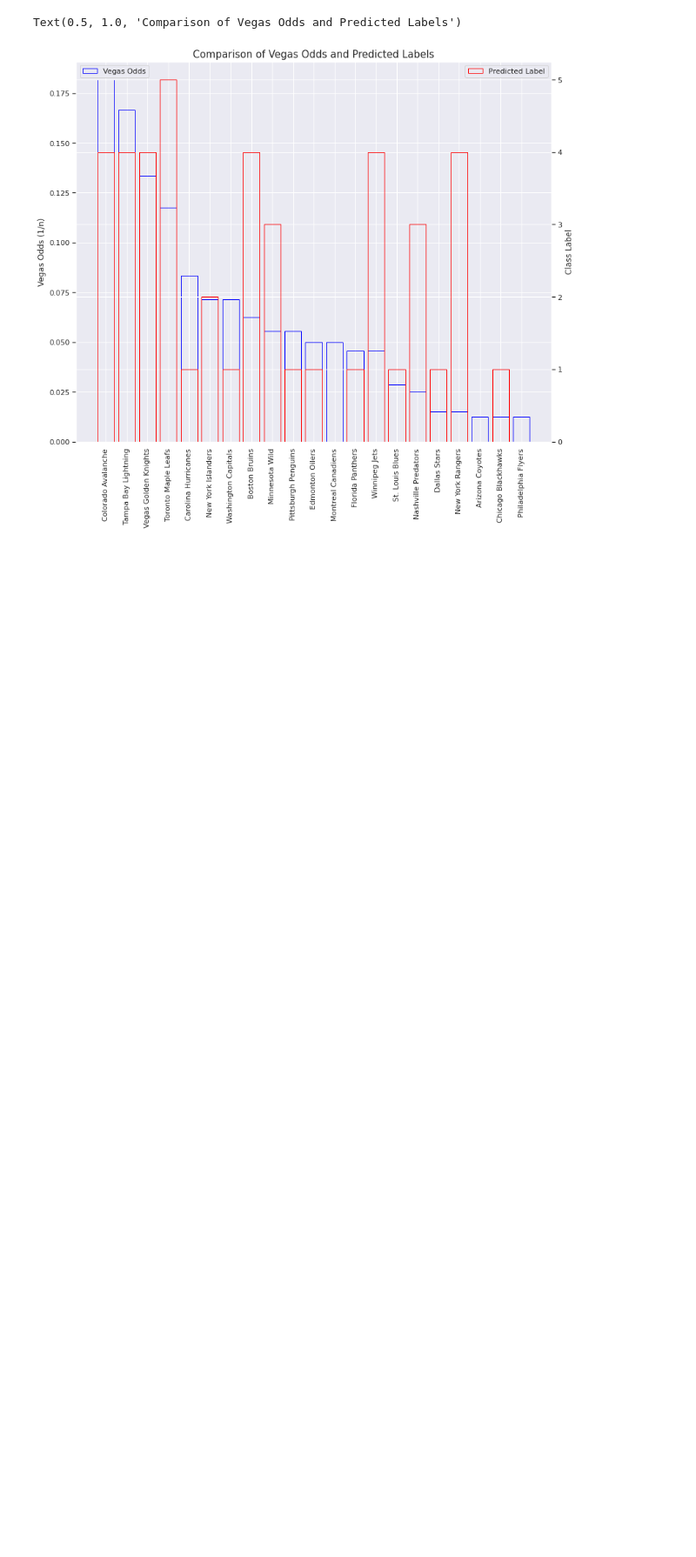
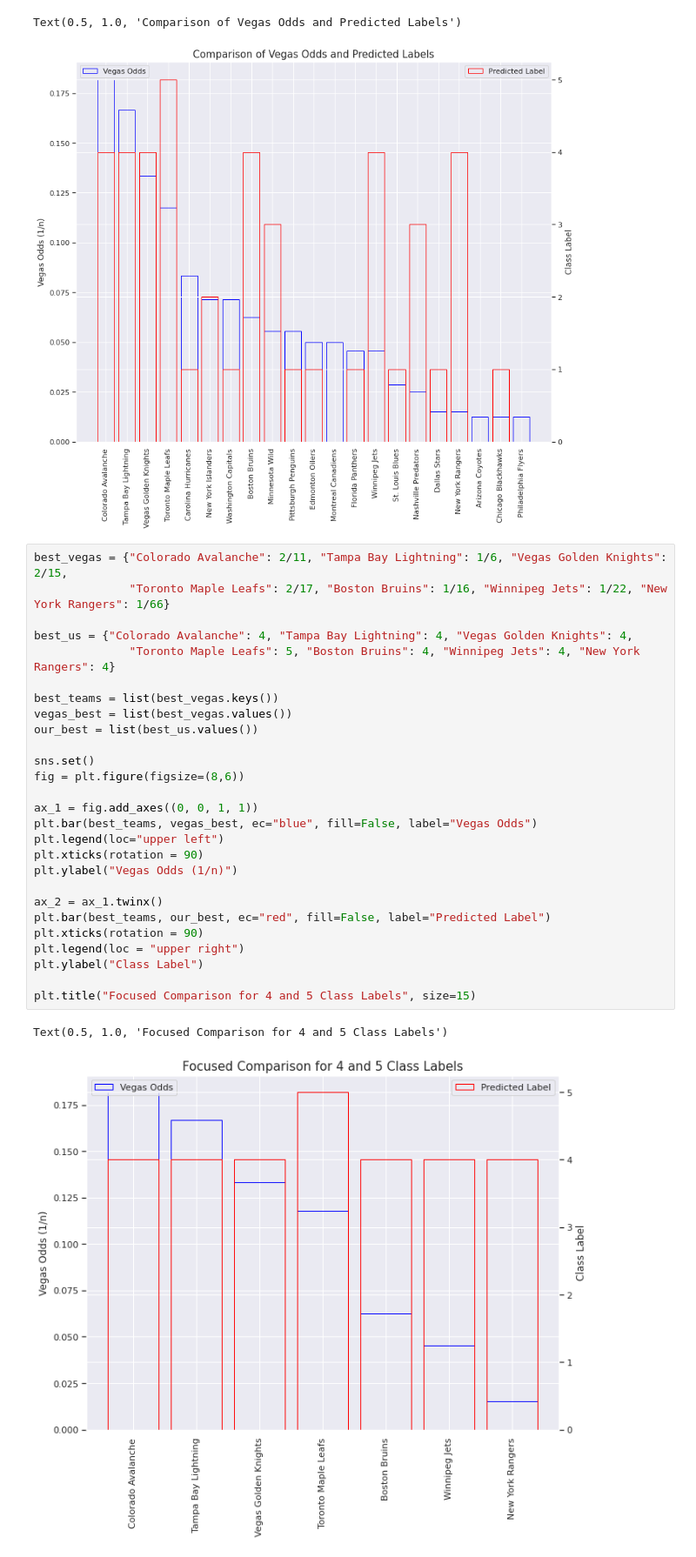
Before and after one commit to Carsi6/Sports_Prediction, a Jupyter notebook: Adam_Copy_2.ipynb, the cells around one changed output. Shown at 87% size. Drawn from its saved outputs; the diff is of its cells as text; blank space fills up the shorter version.

Commit message:
Focused plot

```diff
--- a/Adam_Copy_2.ipynb
+++ b/Adam_Copy_2.ipynb
@@ -538,3 +538,33 @@ plt.title("Comparison of Vegas Odds and Predicted Labels", size=15)
 # %% [output]
 Text(0.5, 1.0, 'Comparison of Vegas Odds and Predicted Labels')
 [figure]
+# %%
+best_vegas = {"Colorado Avalanche": 2/11, "Tampa Bay Lightning": 1/6, "Vegas Golden Knights": 2/15,
+              "Toronto Maple Leafs": 2/17, "Boston Bruins": 1/16, "Winnipeg Jets": 1/22, "New York Rangers": 1/66}
+
+best_us = {"Colorado Avalanche": 4, "Tampa Bay Lightning": 4, "Vegas Golden Knights": 4,
+              "Toronto Maple Leafs": 5, "Boston Bruins": 4, "Winnipeg Jets": 4, "New York Rangers": 4}
+
+best_teams = list(best_vegas.keys())
+vegas_best = list(best_vegas.values())
+our_best = list(best_us.values())
+
+sns.set()
+fig = plt.figure(figsize=(8,6))
+
+ax_1 = fig.add_axes((0, 0, 1, 1))
+plt.bar(best_teams, vegas_best, ec="blue", fill=False, label="Vegas Odds")
+plt.legend(loc="upper left")
+plt.xticks(rotation = 90)
+plt.ylabel("Vegas Odds (1/n)")
+
+ax_2 = ax_1.twinx()
+plt.bar(best_teams, our_best, ec="red", fill=False, label="Predicted Label")
+plt.xticks(rotation = 90)
+plt.legend(loc = "upper right")
+plt.ylabel("Class Label")
+
+plt.title("Focused Comparison for 4 and 5 Class Labels", size=15)
+# %% [output]
+Text(0.5, 1.0, 'Focused Comparison for 4 and 5 Class Labels')
+[figure, added]
```
Also changed, not shown: parts of 2 cells of this notebook.
